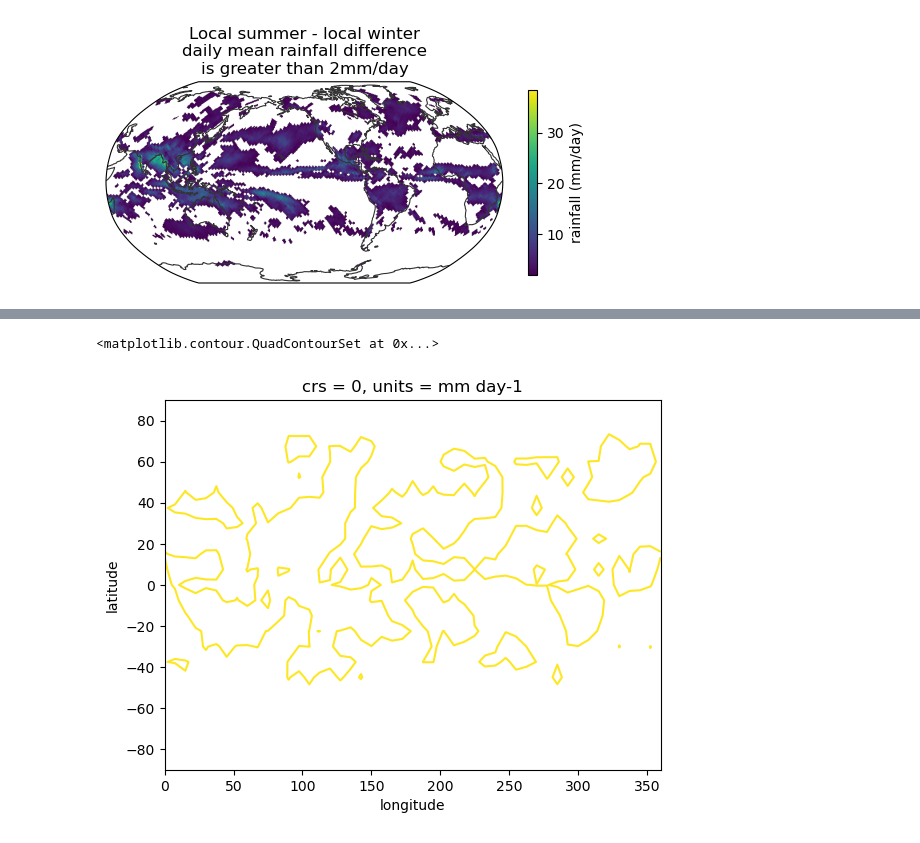
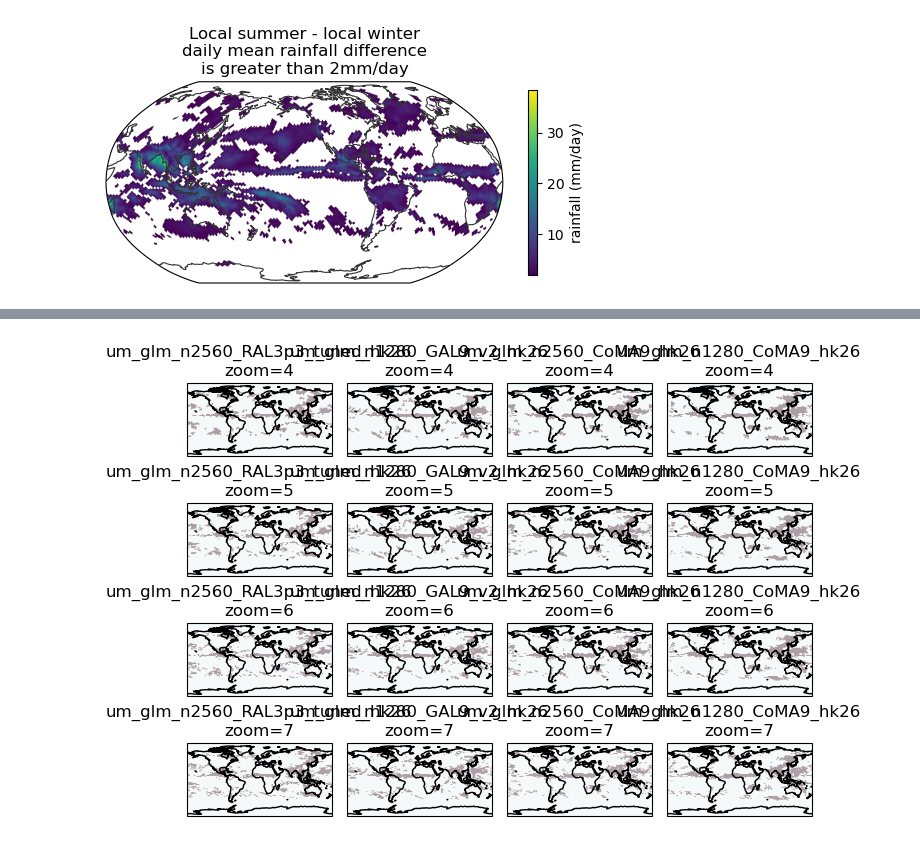
Before and after one commit to fran-morris-research/hackathon-monsoons, a Jupyter notebook: global_monsoon/global_monsoon_region.ipynb, the cells around one changed output, grey strips where cells are left out. Cells and saved outputs as stored; diff of their text form; code cells hidden in the pictures.

Commit message:
plots for presentation

```diff
--- a/global_monsoon/global_monsoon_region.ipynb
+++ b/global_monsoon/global_monsoon_region.ipynb
@@ -57,6 +57,7 @@ Text(0.5, 1.0, 'Local summer - local winter\ndaily mean rainfall difference\nis
 [figure]
 # %%
 djfm_summer = (DJFM - JJAS) > 0
+djfm_summer = (DJFM.lat) < 0
 annual_sum_djfm_summer = pr[:, djfm_summer.values].sum(dim="time")
 djfm_sum_djfm_summer = pr.sel(time=slice("2020-12-01", "2021-03-31")).sum(dim="time")
 plt.figure()
@@ -65,6 +66,8 @@ plt.colorbar(im, label="proportion of rainfall\nin local summer", shrink=0.5)
 plt.title("DJFM local summer")
 
 jjas_summer = (JJAS - DJFM) > 0
+jjas_summer = (JJAS.lat) > 0
+
 annual_sum_jjas_summer = pr[:, jjas_summer.values].sum(dim="time")
 jjas_sum_jjas_summer = pr.sel(time=slice("2020-06-01", "2020-09-30")).sum(dim="time")
 plt.figure()
@@ -90,18 +93,22 @@ Text(0.5, 1.0, 'Local summer mean rainfall')
 [figure]
 [figure]
 # %%
-def get_proportion(pr, DJFM=None, JJAS=None, proportion=0.55):
+def get_proportion(pr, DJFM=None, JJAS=None, proportion=0.55, localsummer="lat"):
     if DJFM == None:
         DJFM = pr.sel(time=slice("2020-12-01", "2021-03-31")).mean(dim="time")
     if JJAS == None:
         JJAS = pr.sel(time=slice("2020-06-01", "2020-09-30")).mean(dim="time")
-    djfm_summer = (DJFM - JJAS) > 0
+
+    if localsummer == "lat":
+        jjas_summer = JJAS.lat > 0
+        djfm_summer = DJFM.lat < 0
+    elif localsummer=="rain":
+        jjas_summer = (JJAS - DJFM) > 0
+        djfm_summer = (DJFM - JJAS) > 0
     annual_sum_djfm_summer = pr[:, djfm_summer.values].sum(dim="time")
     djfm_sum_djfm_summer = pr.sel(time=slice("2020-12-01", "2021-03-31")).sum(
         dim="time"
     )
-
-    jjas_summer = (JJAS - DJFM) > 0
     annual_sum_jjas_summer = pr[:, jjas_summer.values].sum(dim="time")
     jjas_sum_jjas_summer = pr.sel(time=slice("2020-06-01", "2020-09-30")).sum(
         dim="time"
@@ -137,18 +147,49 @@ egh.healpix_show(
 # %%
+import easygems.show
+from easygems.resample import HEALPixResampler
 from utils import hp_to_latlon
-sim = 'um_glm_n2560_RAL3p3_tuned_hk26'
-# sim = 'um_glm_n1280_GAL9_v2_hk26'
-zoom=3
 
-sim_cat = cat[sim]
-ds = sim_cat(zoom=zoom, time='PT1H').to_dask().pipe(hp_mods)
-ds_latlon = hp_to_latlon(ds,zoom=3)
+sims = [
+    "um_glm_n2560_RAL3p3_tuned_hk26",
+    "um_glm_n1280_GAL9_v2_hk26",
+    "um_glm_n2560_CoMA9_hk26",
+    "um_glm_n1280_CoMA9_hk26",
+]
+zoom = 3
+zooms = [4, 5, 6, 7]
 
-pr = ds_latlon.pr*3600*24
-pr["units"]="mm day-1"
+projection = ccrs.PlateCarree()
+fig, axes = plt.subplots(
+    len(zooms),
+    len(sims),
+    subplot_kw={"projection": projection},
+    layout="constrained",
+)
 
-get_diff(pr).plot.contour(levels=[2])
+for sim_ix, sim in enumerate(sims):
+    sim_cat = cat[sim]
+    for zoom_ix, zoom in enumerate(zooms):
+        ax = axes[zoom_ix, sim_ix]
+        ds = sim_cat(zoom=zoom, time="PT1H").to_dask().pipe(hp_mods)
+        ds_latlon = hp_to_latlon(ds, zoom=3)
+
+        pr = ds.pr * 3600 * 24
+        pr["units"] = "mm day-1"
+        hp_resampler = HEALPixResampler(nside=egh.get_nside(pr))
+
+        ax.set_global()
+        ax.coastlines()
+        easygems.show.map_show(
+            restrict_proportion(pr) & restrict_diff(pr),
+            resampler=hp_resampler,
+            ax=ax,
+            alpha=0.4,
+            cmap=cmo.cm.dense,
+            vmin=0.2
+        )
+        # easygems.show.map_contour(plot,resampler=hp_resampler,ax=ax)
+        ax.set_title(f"{sim}\nzoom={zoom}")
+#         ().plot.contour(ax=ax)
 # %% [output]
-<matplotlib.contour.QuadContourSet at 0x...>
-[figure, old version]
+[figure, new version]
 # %%
```
Also changed, not shown: parts of 3 cells of this notebook, 2 other files.
